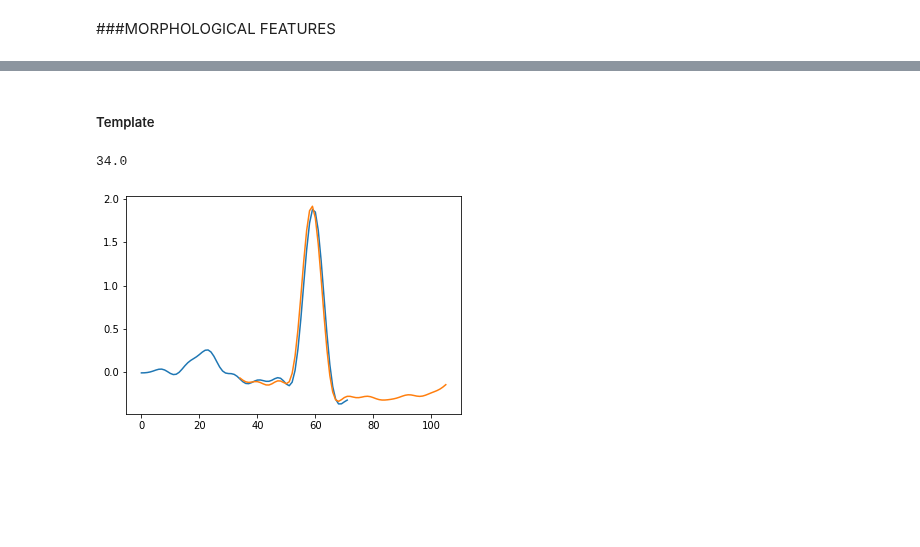
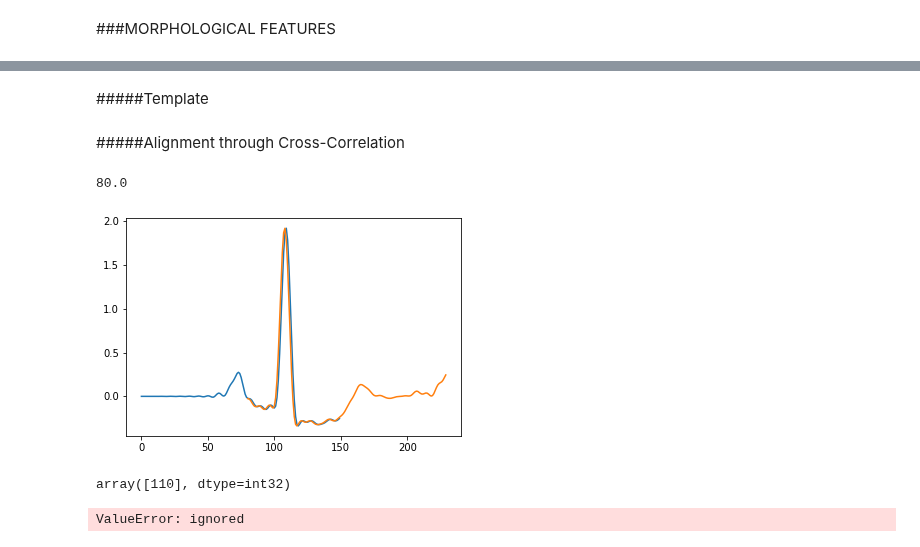
Before and after one commit to alice202122/AI_PROJECT, a Jupyter notebook: AI_Assignment.ipynb, the cells around one changed output, grey strips where cells are left out. Drawn from its saved outputs; the diff is of its cells as text; code cells hidden in the pictures; blank space fills up the shorter version.

```diff
--- a/AI_Assignment.ipynb
+++ b/AI_Assignment.ipynb
@@ -543,3 +575,23 @@ HRVwnw3_df
 3148 rows × 12 columns
 # %% [markdown]
 ###MORPHOLOGICAL FEATURES
+# %%
+def extractor(wnwst_t, wnwend_t, lead):
+  wnwst_smp = round(wnwst_t*fs)
+  wnwend_smp = round(wnwend_t*fs)
+  rows = []
+  ECGs_wnw = []
+  Rpks = 1
+  for patient in range(num_files):
+    rows = []
+    for idx, i in enumerate(dataupblr_filt[patient][Rpks]):
+      if (i-wnwst_smp)>0 and (i+wnwend_smp)<dataupblr_filt[patient][Rpks][-1]:
+        Rpk_t = i*delta_fs
+        time = np.linspace((Rpk_t-wnwst_t), (Rpk_t+wnwend_t), wnwst_smp+wnwend_smp, endpoint=True)
+        row = [ i, time, ECGsupblr_filt[patient][lead][int(i)-wnwst_smp:int(i)+wnwend_smp] ]
+        rows.append(row)
+    lst = copy.deepcopy(rows)
+    perpatient = [ patient, lst ]
+    ECGs_wnw.append(perpatient)
+
+  return ECGs_wnw
@@ -546 +600,7 @@ HRVwnw3_df
+# %%
+wnwst_t = 0.3
+wnwend_t = 0.25
+lead = 0    # I lead
+ECGs_wnw = extractor(wnwst_t, wnwend_t, lead)
+pd.DataFrame(ECGs_wnw, columns=['Patient', 'R peak (sample) + Time (s) + ECG_wholebeat'])
 # %% [markdown]
@@ -623,5 +608,5 @@ show()
 # %% [markdown]
-##### Template
+#####Template
 # %%
 def template(n_prior, n_post):
   tplt = []
@@ -633,16 +618,19 @@ def template(n_prior, n_post):
   return tplt
 # %%
 tplt_25 = template(25,25)
+# %% [markdown]
+#####Alignment through Cross-Correlation
 # %%
-n_beat1 = 300
+# Example for two beats
+n_beat1 = 0
 n_beat2 = 1
-plt.plot(beats[n_beat1][2])
-for target in [beats[n_beat2]]:
-    time = np.arange(0, 72, 1)
+plt.plot(ECGs_wnw[patient][1][n_beat1][2])
+for target in [ECGs_wnw[patient][1][n_beat2]]:
+    time = np.arange(0, len(ECGs_wnw[patient][1][n_beat1][2]), 1)
     dx = np.mean(np.diff(time))
-    shift = (np.argmax(signal.correlate(beats[n_beat1][2], target[2])) - len(target[2])) * dx
+    shift = (np.argmax(signal.correlate(ECGs_wnw[patient][1][n_beat1][2], target[2])) - len(target[2])) * dx
     plt.plot(time+shift, target[2])
 shift
 # %% [output]
-34.0
+80.0
-[figure, old version]
+[figure, new version]
@@ -678,3 +637,27 @@ corr_80[0][1]
+# %%
+ECGs_wnw[patient
+# %% [output]
+array([110], dtype=int32)
+# %%
+count = 0
+temp = []
+row = []
+corr_25 = []
+for nbeat_smp, beats25 in tplt_25:
+  for idxsmp, b, c in ECGs_wnw[patient][1]:
+    if nbeat_smp == idxsmp:
+      beat_ecg = ECGs_wnw[patient][1][idxsmp][2]
+      temp = []
+      for k in range(len(tplt_25[count][1])):
+        for nbeatsmp, t, ecg in k:
+          max = (np.argmax(signal.correlate(beat_ecg, ecg)) - len(ecg))
+          row = [ nbeatsmp, max ]
+          temp.append(row)
+      corr25_temp = [ nbeat_smp, temp]
+  corr_25.append(corr25_temp)
+  count = count+1
+# %% [output]
+ValueError: ignored
 # %%
 import pandas as pd
 from scipy import stats
```
Also changed, not shown: parts of 21 cells of this notebook.
